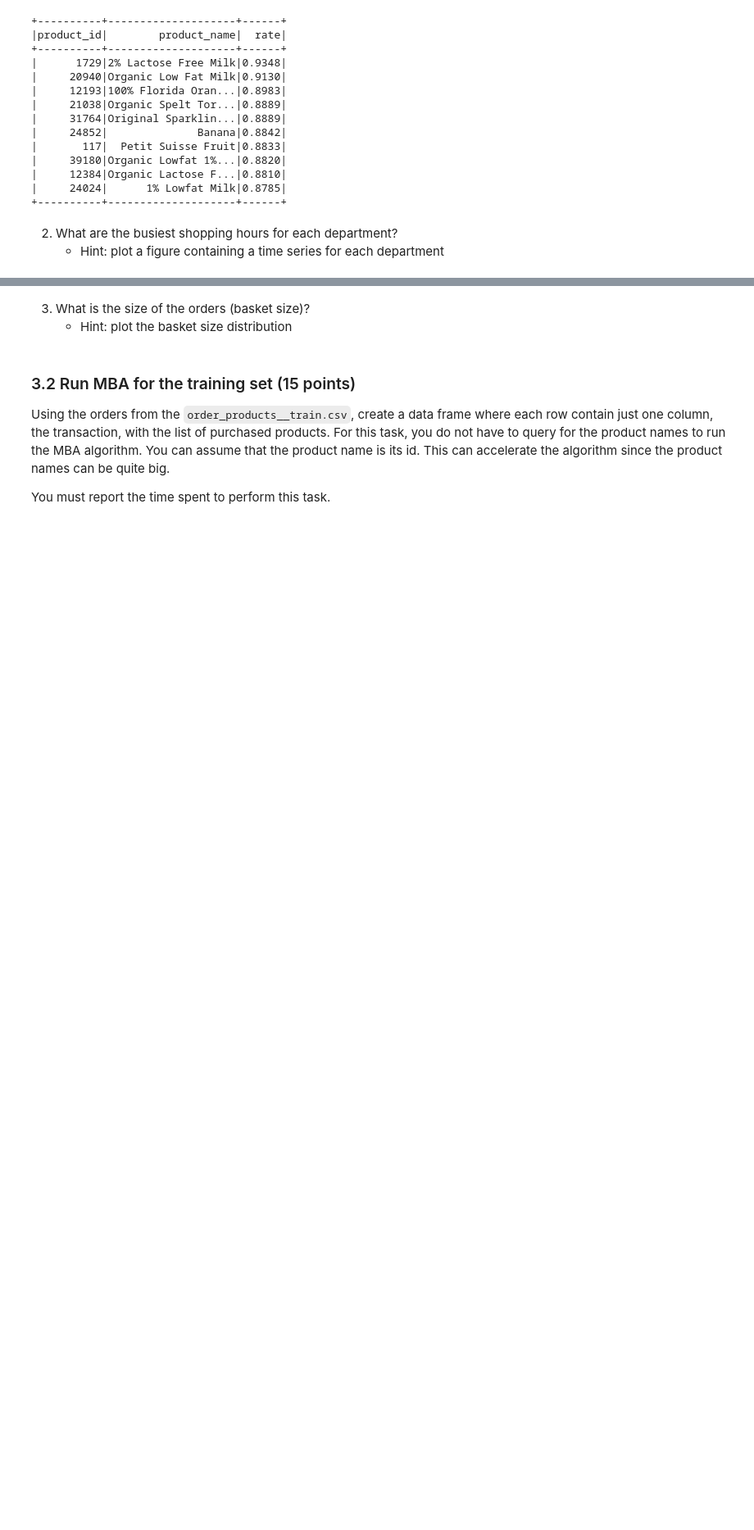
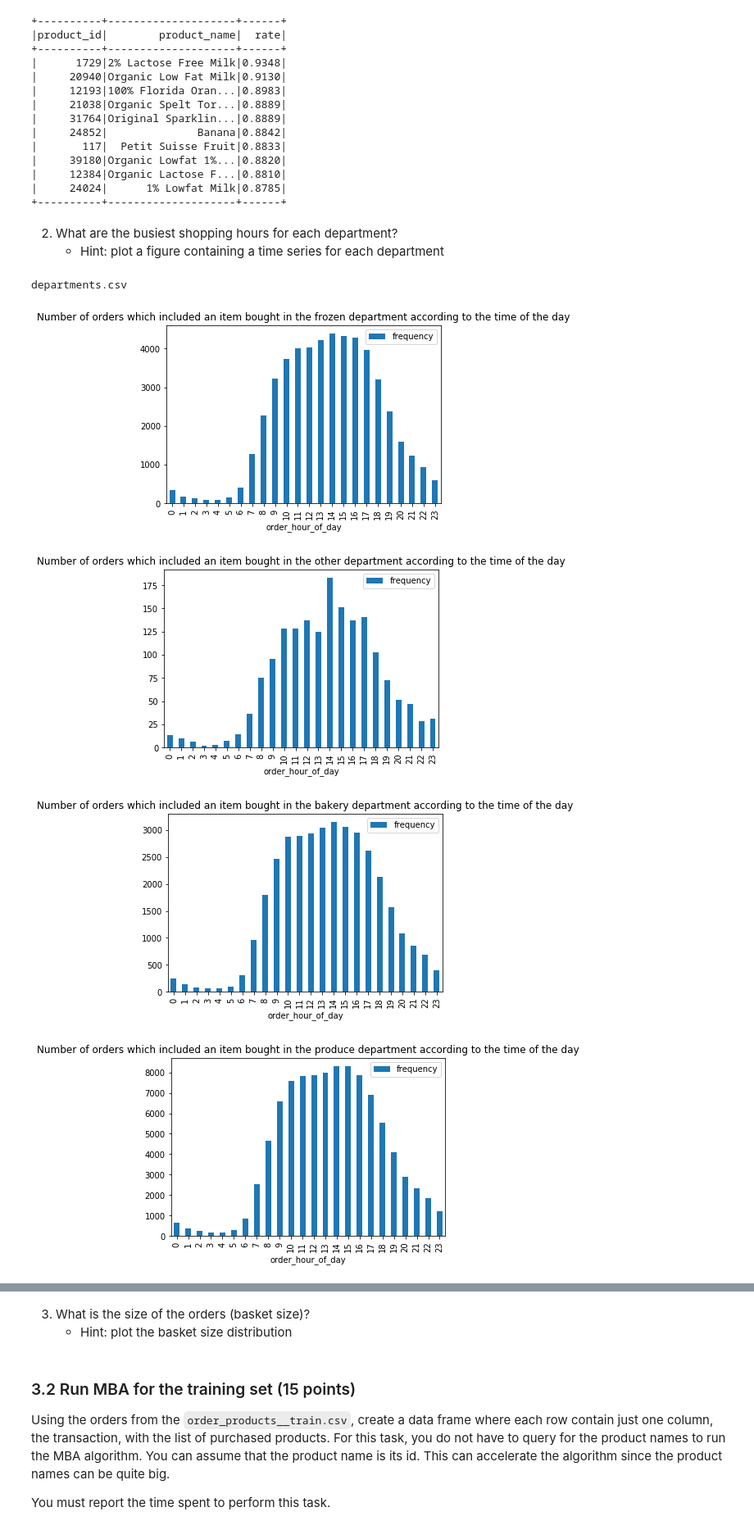
Before and after one commit to conorato/INF8111, a Jupyter notebook: TP3/tp3.ipynb, the cells around one changed output, grey strips where cells are left out. Shown: that part at 82% size. Saved outputs shown, nothing was run; the diff lists cells and outputs as text; code cells hidden in the pictures; blank space fills up the shorter version.

Commit message:
added first draft busiest time in department

```diff
--- a/TP3/tp3.ipynb
+++ b/TP3/tp3.ipynb
@@ -666,3 +665,48 @@ spark.sql(
 # %% [markdown]
 2. What are the busiest shopping hours for each department?
     - Hint: plot a figure containing a time series for each department
+# %%
+import matplotlib.pyplot as plt
+
+# order_hour_of_day is in orders.csv (order table), which can be accessed with order_id
+# each order_id has a list of product_id in order_products__train (order_prod table)
+# each product_id has a related department_id in products.csv (product table)
+
+df_departments = spark.read.csv('instacart/departments.csv', header=True, sep=',', inferSchema=True)
+print('departments.csv')
+
+def get_all_products_department(dep_id):
+    return spark.sql(
+         ' SELECT p.product_id '
+         ' FROM products p '
+        f' WHERE p.department_id = {dep_id}')
+
+def get_all_orders_with_products(df_prod_ids):
+    product_ids = df_prod_ids.toPandas()['product_id'].tolist()
+    return spark.sql(
+         ' SELECT DISTINCT op.order_id '
+         ' FROM order_prod op '
+         f' WHERE op.product_id IN {tuple(product_ids)} ')
+
+def get_hour_of_day_freq(df_order_ids):
+    order_ids = df_order_ids.toPandas()['order_id'].tolist()
+    return spark.sql(
+         ' SELECT o.order_hour_of_day, COUNT(o.order_id) as frequency '
+        f' FROM (SELECT * FROM orders as o WHERE o.order_id IN {tuple(order_ids)}) o '
+         ' GROUP BY o.order_hour_of_day '
+         ' ORDER BY o.order_hour_of_day')
+
+for department in df_departments.rdd.collect():
+    df_product_ids = get_all_products_department(department['department_id'])
+    df_order_ids = get_all_orders_with_products(df_product_ids)
+    df_hour_of_day_freq = get_hour_of_day_freq(df_order_ids)
+
+    freq = df_hour_of_day_freq.toPandas()
+    freq.plot.bar(x='order_hour_of_day', y='frequency', title=f'Number of orders which included an item bought in the {department["department"]} department according to the time of the day')
+    plt.show()
+# %% [output]
+departments.csv
+[figure, added]
+[figure, added]
+[figure, added]
+[figure, added]
```
Also changed, not shown: parts of 3 cells of this notebook.
